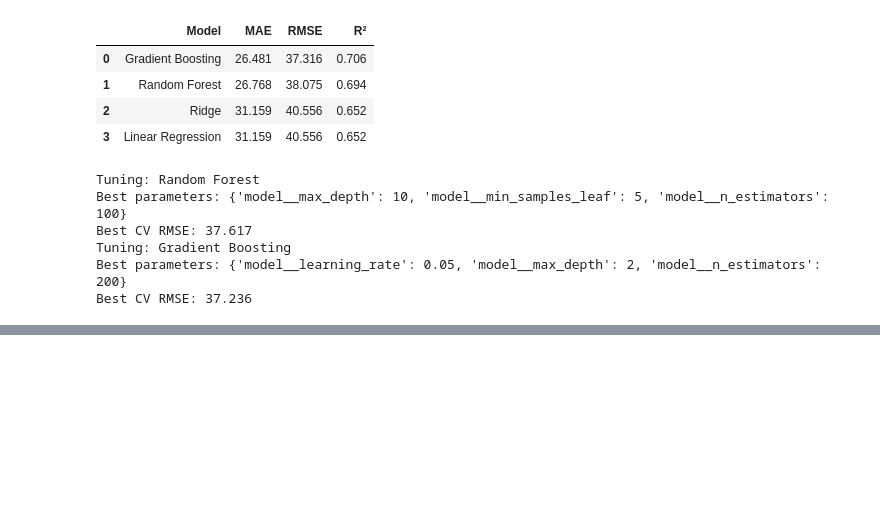
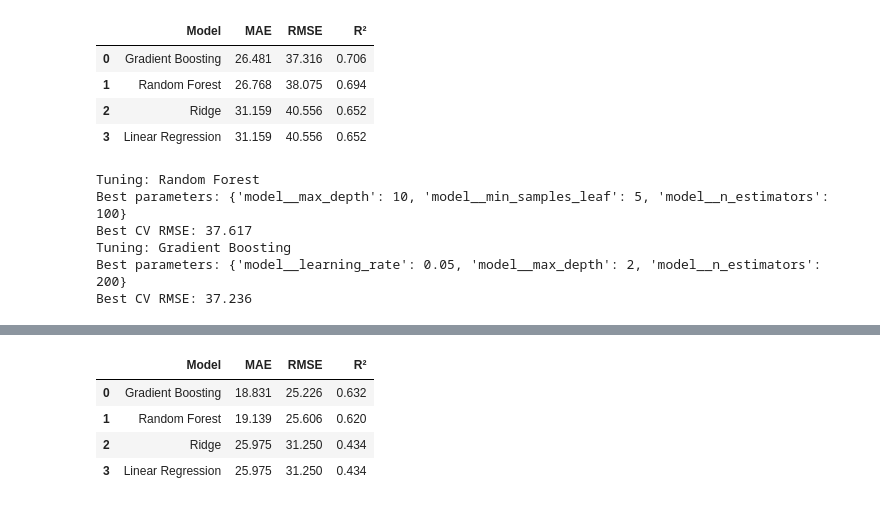
Before and after one commit to Shog7777/engine-rul-project, a Jupyter notebook: Notebooks/02_Modeling_and_Evaluation.ipynb, the cells around one changed output, grey strips where cells are left out. Drawn from its saved outputs; the diff is of its cells as text; code cells hidden in the pictures; blank space fills up the shorter version.

```diff
--- a/Notebooks/02_Modeling_and_Evaluation.ipynb
+++ b/Notebooks/02_Modeling_and_Evaluation.ipynb
@@ -182,0 +249,46 @@ Best CV RMSE: 37.236
+# %%
+from sklearn.base import clone
+from sklearn.metrics import (
+    mean_absolute_error,
+    root_mean_squared_error,
+    r2_score
+)
+final_models = {
+    name: clone(model)
+    for name, model in models.items()
+}
+
+for name, search in searches:
+    final_models[name] = clone(search.best_estimator_)
+
+test_results = []
+test_predictions = {}
+
+for name, model in final_models.items():
+
+    model.fit(X, y)
+
+
+    predictions = model.predict(X_test)
+    test_predictions[name] = predictions
+
+    test_results.append({
+        "Model": name,
+        "MAE": mean_absolute_error(y_test, predictions),
+        "RMSE": root_mean_squared_error(y_test, predictions),
+        "R²": r2_score(y_test, predictions)
+    })
+
+test_results_df = (
+    pd.DataFrame(test_results)
+    .sort_values("RMSE")
+    .reset_index(drop=True)
+)
+
+display(test_results_df.round(3))
+# %% [output]
+|  | Model | MAE | RMSE | R² |
+| 0 | Gradient Boosting | 18.831 | 25.226 | 0.632 |
+| 1 | Random Forest | 19.139 | 25.606 | 0.620 |
+| 2 | Ridge | 25.975 | 31.250 | 0.434 |
+| 3 | Linear Regression | 25.975 | 31.250 | 0.434 |
```
Also changed, not shown: parts of 8 cells of this notebook, 16 other files.
